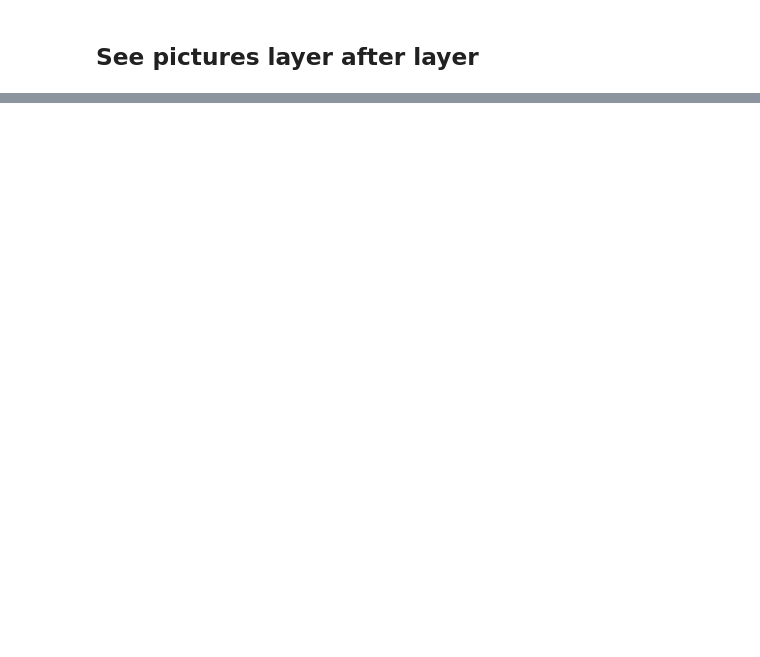
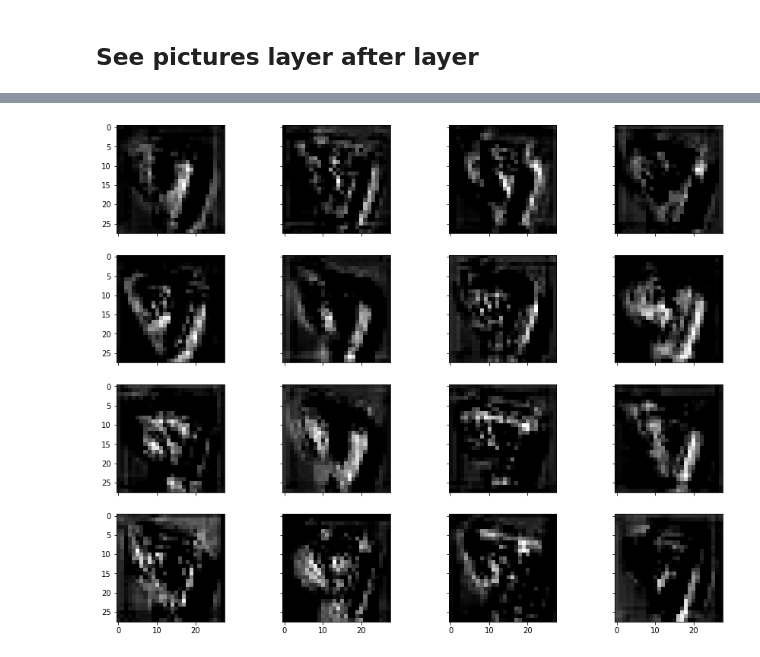
Before and after one commit to Milwa97/MasterThesis, a Jupyter notebook: ConvolutionalNN Open.ipynb, the cells around one changed output, grey strips where cells are left out. Drawn from its saved outputs; the diff is of its cells as text; code cells hidden in the pictures; blank space fills up the shorter version.

```diff
--- a/ConvolutionalNN Open.ipynb
+++ b/ConvolutionalNN Open.ipynb
@@ -456,0 +462,9 @@ plt.imshow(image2.detach().numpy())
+# %%
+fig, axs = plt.subplots(n_rows3, 4, figsize=(15, 12), sharey=True, sharex = True)
+for i in range(n_rows3):
+    for j in range(4):
+        index = int(4*i+j)
+        image = image3[index]
+        axs[i][j].imshow(image.detach().numpy(), cmap='gray')
+# %% [output]
+[figure, added]
```
Also changed, not shown: parts of 26 cells of this notebook.
